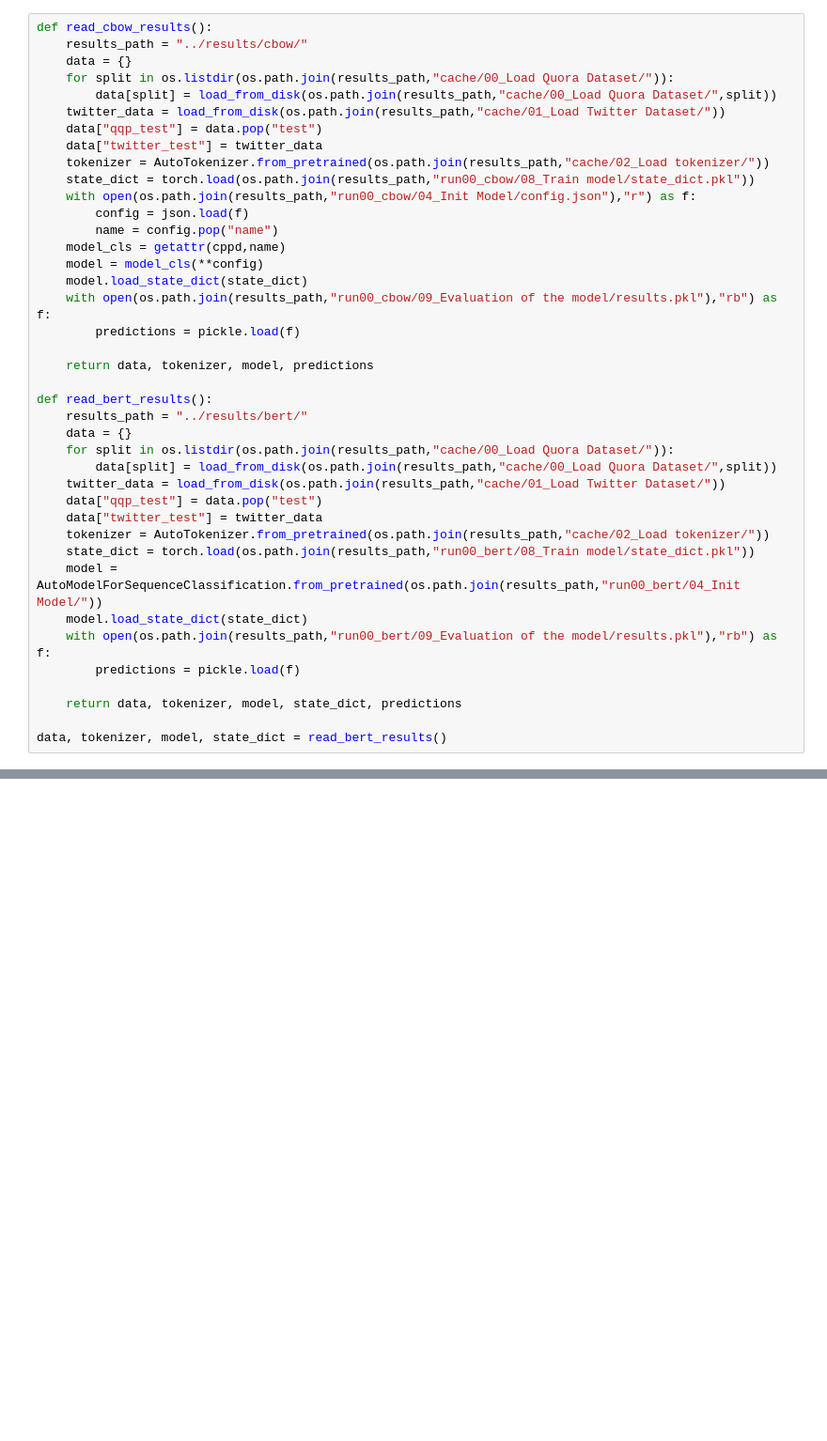
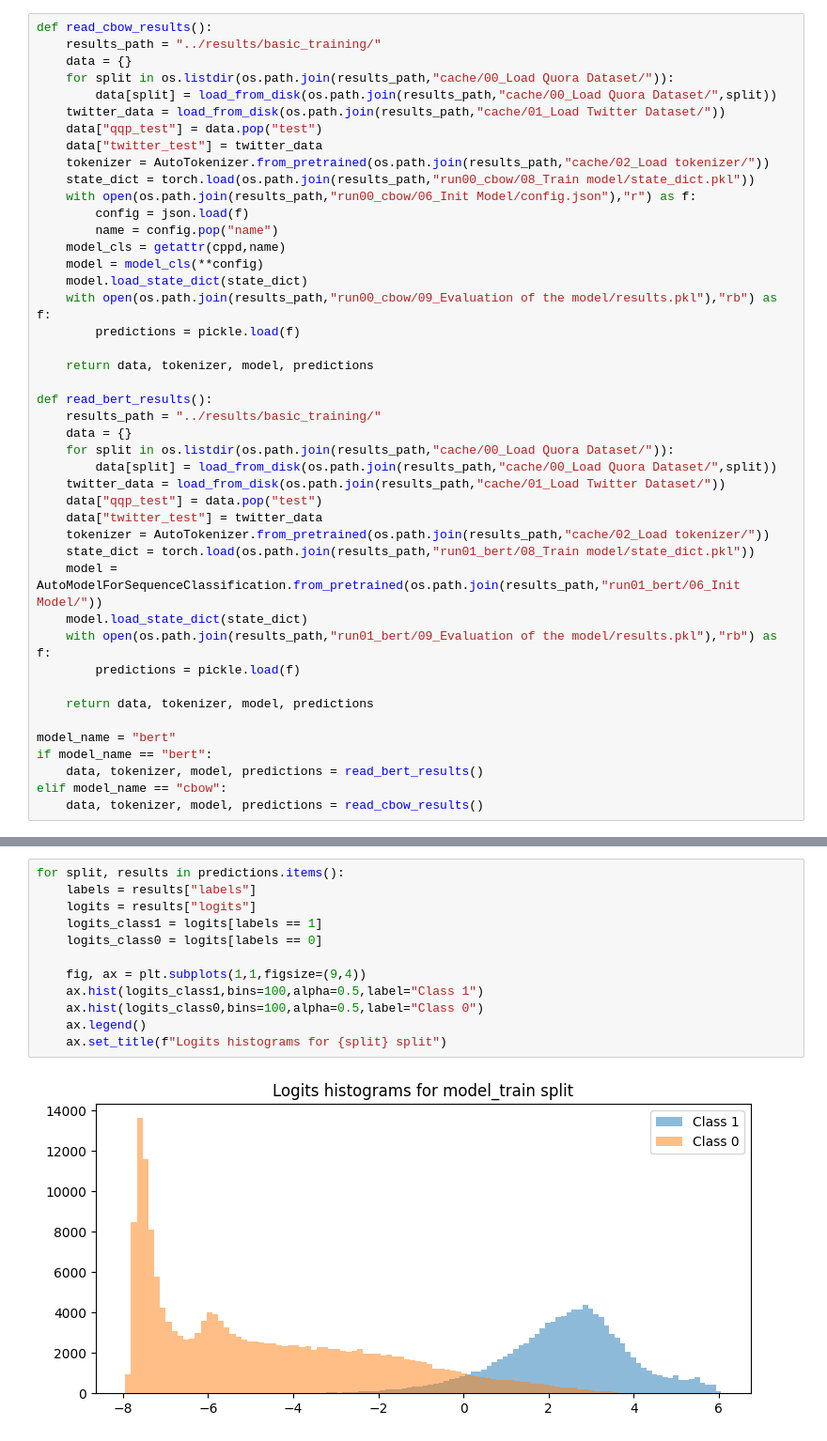
Before and after one commit to LautaroEst/calibration-ppd, a Jupyter notebook: projects/00_train_system/notebooks/inspeccion_resultados.ipynb, the cells around one changed output, grey strips where cells are left out. Shown at 94% size. Saved outputs shown, nothing was run; the diff lists cells and outputs as text; blank space fills up the shorter version.

Commit message:
results for affine config

```diff
--- a/projects/00_train_system/notebooks/inspeccion_resultados.ipynb
+++ b/projects/00_train_system/notebooks/inspeccion_resultados.ipynb
@@ -14,7 +13,7 @@ sys.path.append("../../../")
 import calibration_ppd as cppd
 # %%
 def read_cbow_results():
-    results_path = "../results/cbow/"
+    results_path = "../results/basic_training/"
     data = {}
     for split in os.listdir(os.path.join(results_path,"cache/00_Load Quora Dataset/")):
         data[split] = load_from_disk(os.path.join(results_path,"cache/00_Load Quora Dataset/",split))
@@ -23,7 +22,7 @@ def read_cbow_results():
     data["twitter_test"] = twitter_data
     tokenizer = AutoTokenizer.from_pretrained(os.path.join(results_path,"cache/02_Load tokenizer/"))
     state_dict = torch.load(os.path.join(results_path,"run00_cbow/08_Train model/state_dict.pkl"))
-    with open(os.path.join(results_path,"run00_cbow/04_Init Model/config.json"),"r") as f:
+    with open(os.path.join(results_path,"run00_cbow/06_Init Model/config.json"),"r") as f:
         config = json.load(f)
         name = config.pop("name")
     model_cls = getattr(cppd,name)
@@ -35,7 +34,7 @@ def read_cbow_results():
     return data, tokenizer, model, predictions
 
 def read_bert_results():
-    results_path = "../results/bert/"
+    results_path = "../results/basic_training/"
     data = {}
     for split in os.listdir(os.path.join(results_path,"cache/00_Load Quora Dataset/")):
         data[split] = load_from_disk(os.path.join(results_path,"cache/00_Load Quora Dataset/",split))
@@ -43,12 +42,16 @@ def read_bert_results():
     data["qqp_test"] = data.pop("test")
     data["twitter_test"] = twitter_data
     tokenizer = AutoTokenizer.from_pretrained(os.path.join(results_path,"cache/02_Load tokenizer/"))
-    state_dict = torch.load(os.path.join(results_path,"run00_bert/08_Train model/state_dict.pkl"))
-    model = AutoModelForSequenceClassification.from_pretrained(os.path.join(results_path,"run00_bert/04_Init Model/"))
+    state_dict = torch.load(os.path.join(results_path,"run01_bert/08_Train model/state_dict.pkl"))
+    model = AutoModelForSequenceClassification.from_pretrained(os.path.join(results_path,"run01_bert/06_Init Model/"))
     model.load_state_dict(state_dict)
-    with open(os.path.join(results_path,"run00_bert/09_Evaluation of the model/results.pkl"),"rb") as f:
+    with open(os.path.join(results_path,"run01_bert/09_Evaluation of the model/results.pkl"),"rb") as f:
         predictions = pickle.load(f)
 
-    return data, tokenizer, model, state_dict, predictions
+    return data, tokenizer, model, predictions
 
-data, tokenizer, model, state_dict = read_bert_results()
+model_name = "bert"
+if model_name == "bert":
+    data, tokenizer, model, predictions = read_bert_results()
+elif model_name == "cbow":
+    data, tokenizer, model, predictions = read_cbow_results()
@@ -110,0 +80,14 @@ Accuracy on twitter_test split: 0.8038
+# %%
+for split, results in predictions.items():
+    labels = results["labels"]
+    logits = results["logits"]
+    logits_class1 = logits[labels == 1]
+    logits_class0 = logits[labels == 0]
+
+    fig, ax = plt.subplots(1,1,figsize=(9,4))
+    ax.hist(logits_class1,bins=100,alpha=0.5,label="Class 1")
+    ax.hist(logits_class0,bins=100,alpha=0.5,label="Class 0")
+    ax.legend()
+    ax.set_title(f"Logits histograms for {split} split")
+# %% [output]
+[figure, added]
```
Also changed, not shown: parts of 7 cells of this notebook, 8 other files.
